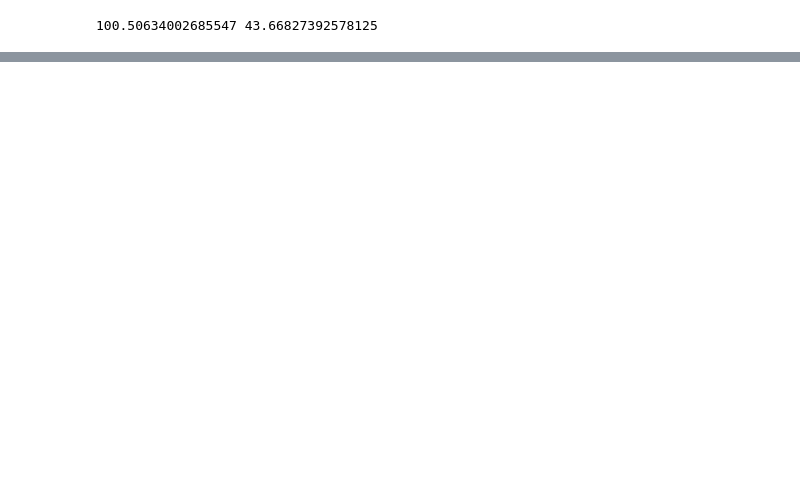
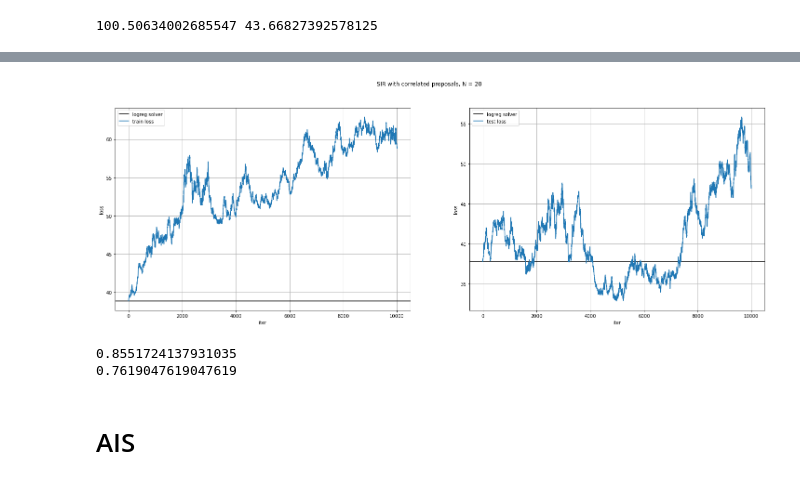
Before and after one commit to premolab/gans_sampling, a Jupyter notebook: notebooks/logistic_regression.ipynb, the cells around one changed output, grey strips where cells are left out. Saved outputs shown, nothing was run; the diff lists cells and outputs as text; code cells hidden in the pictures; blank space fills up the shorter version.

```diff
--- a/notebooks/logistic_regression.ipynb
+++ b/notebooks/logistic_regression.ipynb
@@ -407,0 +296,23 @@ Iter: 6798, Training loss: 1
+# %%
+scaler = StandardScaler()
+scaler.fit(X_train)
+X_train_scaler = torch.FloatTensor(scaler.transform(X_train))
+X_test_scaler = torch.FloatTensor(scaler.transform(X_test))
+X_train_small_scaler = X_train_scaler[:, :-1]
+X_test_small_scaler = X_test_scaler[:, :-1]
+# %%
+num_iter = np.arange(100) + 1
+l2_coef = 0.5
+target = BinaryLogisticLoss(l2_coef)
+target.log_prob = partial(target.log_prob_args,
+                          X = X_train,
+                          y = y_train)
+for max_iter in num_iter:
+    clf = LogisticRegression(random_state=42,
+                             tol=1e-7,
+                             max_iter = max_iter,
+                             C = 1.).fit(X_train_small_scaler, y_train)
+    w_clf = torch.FloatTensor(np.concatenate((clf.coef_, clf.intercept_.reshape(1, 1)), axis=1))
+    train_loss_clf = target.func(w_clf, X_train_scaler, y_train).item()
+    test_loss_clf = target.func(w_clf, X_test_scaler, y_test).item()
+    print(f"max_iter = {max_iter}, train_loss = {train_loss_clf}, test_loss = {test_loss_clf}")
@@ -407,0 +443,34 @@ Iter: 6798, Training loss: 1
+# %%
+fig, axs = plt.subplots(ncols=2, nrows=1, figsize=(25, 8))
+name = f'SIR with сorrelated proposals, N = {N}'
+fig.suptitle(name)
+
+axs[0].axhline(train_loss_clf, label='logreg solver', color='black')
+axs[0].set_xlabel('iter')
+axs[0].set_ylabel('loss')
+axs[0].plot(np.arange(len(loss_train)), loss_train, label = 'train loss')
+
+axs[1].axhline(test_loss_clf, label='logreg solver', color='black')
+axs[1].set_xlabel('iter')
+axs[1].set_ylabel('loss')
+axs[1].plot(np.arange(len(loss_test)), loss_test, label = 'test loss')
+
+
+for ax in axs:
+    ax.grid()
+    ax.legend()
+
+plt.show()
+# %% [output]
+[figure, added]
+# %%
+last_w = history[-1].numpy()
+clf.coef_ = last_w[:, :-1]
+clf.intercept_ = last_w[:, -1]
+print(clf.score(X_train_small_scaler, y_train))
+print(clf.score(X_test_small_scaler, y_test))
+# %% [output]
+0.8551724137931035
+0.7619047619047619
+# %% [markdown]
+# AIS
```
Also changed, not shown: parts of 30 cells of this notebook.
